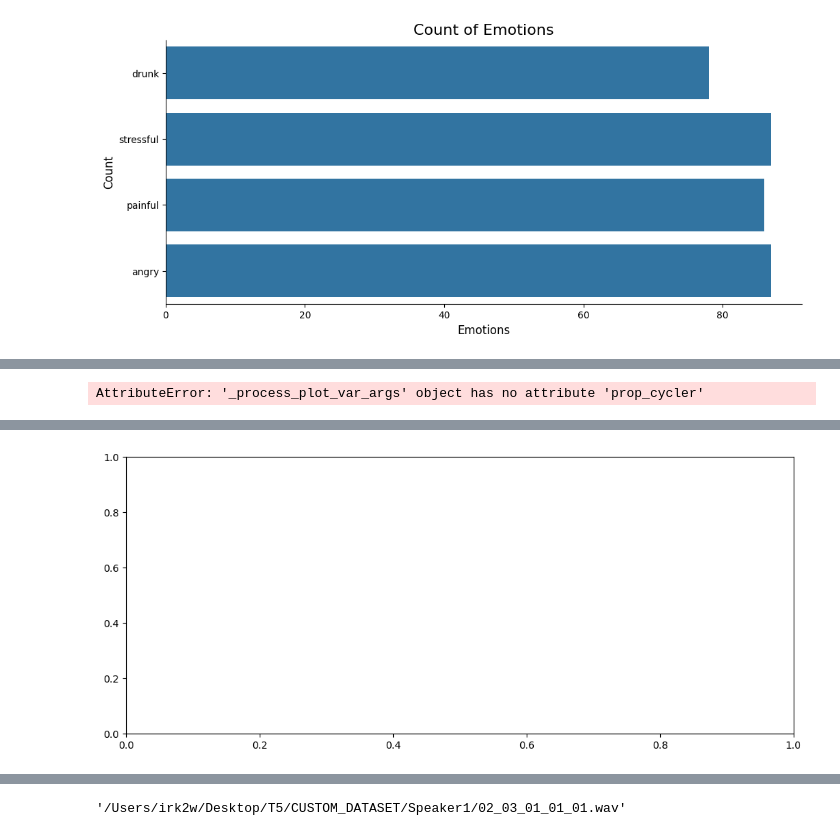
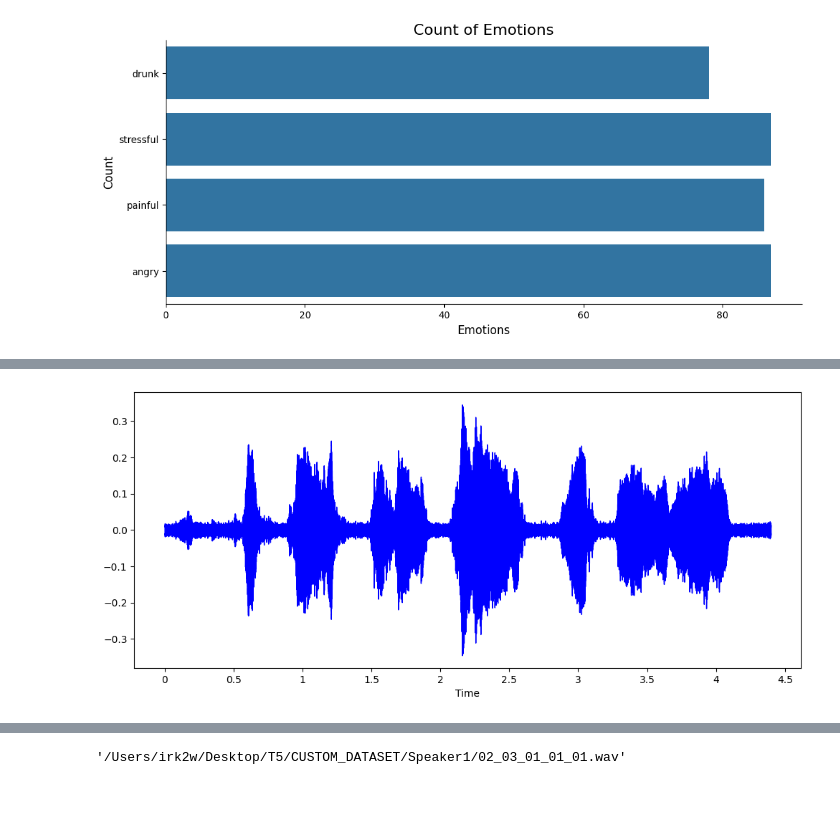
Before and after one commit to FahadAlkhudair/T5, a Jupyter notebook: main.ipynb, the cells around one changed output, grey strips where cells are left out. Drawn from its saved outputs; the diff is of its cells as text; code cells hidden in the pictures; blank space fills up the shorter version.

Commit message:
the complete code is working (except last 3 cells))
1- you must change the the dataset directory to fit yours in your machine

2- use tf.keras.optimizers.Adam insted of tf.keras.optimizers.legacy.Adam

```diff
--- a/main.ipynb
+++ b/main.ipynb
@@ -44,14 +44,14 @@ warnings.filterwarnings("ignore", category=DeprecationWarning)
 data = '/Users/irk2w/Desktop/T5/CUSTOM_DATASET/'
 
 # Now use os.listdir to read the contents of the directory
-dir_list = os.listdir(dataset_directory)
+dir_list = os.listdir(data)
 dir_list.sort()
 
 emotion = []
 path = []
 for i in dir_list:
     # Make sure to join the directory path and the subdirectory/file name
-    sub_dir_path = os.path.join(dataset_directory, i)
+    sub_dir_path = os.path.join(data, i)
     # Check if it's a directory before attempting to list its contents
     if os.path.isdir(sub_dir_path):
         fname = os.listdir(sub_dir_path)
@@ -135,7 +132,6 @@ AttributeError: '_process_plot_var_args' object has no attribute 'prop_cycler'
 # AUDIO WITH NOISE
 x = noise(data)
 plt.figure(figsize=(12,5))
-librosa.display.waveshow(y=x, sr=sample_rate)
+librosa.display.waveshow(y=x, sr=sample_rate, color = 'b')
 Audio(x, rate=sample_rate)
 # %% [output]
-AttributeError: '_process_plot_var_args' object has no attribute 'prop_cycler'
@@ -142,2 +139,2 @@ AttributeError: '_process_plot_var_args' object has no attribute 'prop_cycler'
-[figure, old version]
+[figure, new version]
 # %%
```
Also changed, not shown: parts of 30 cells of this notebook, 2 other files.
